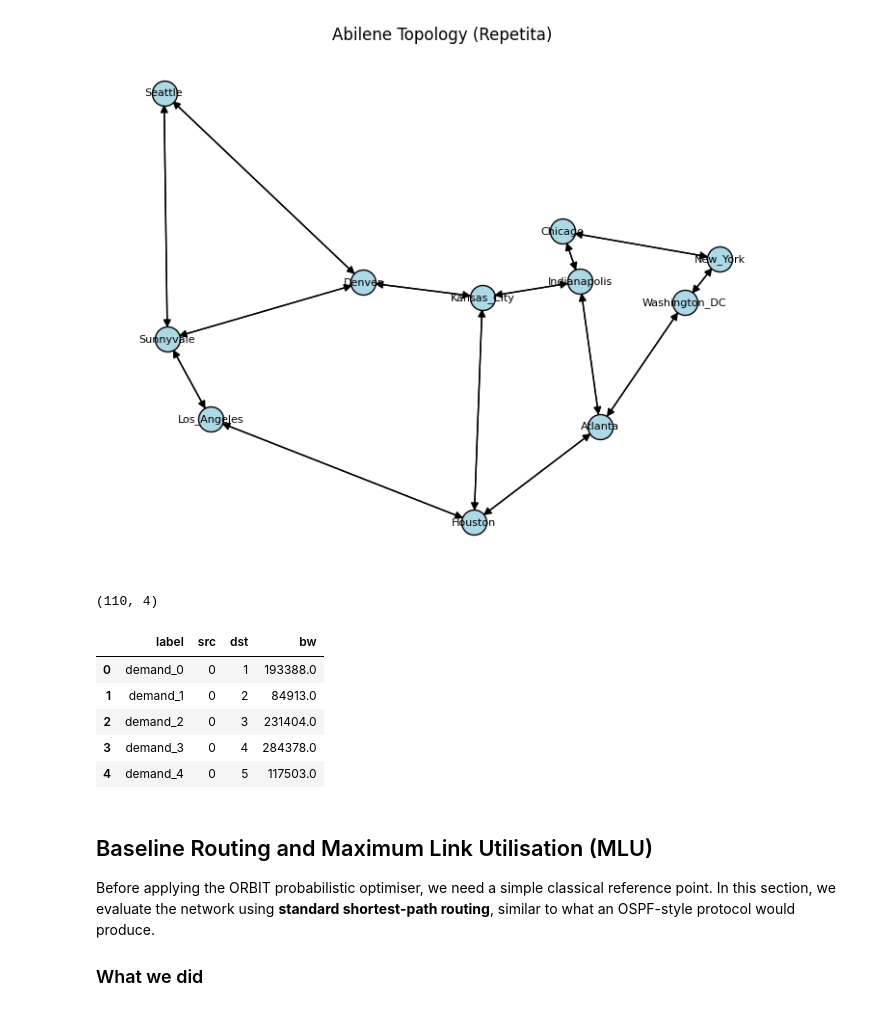
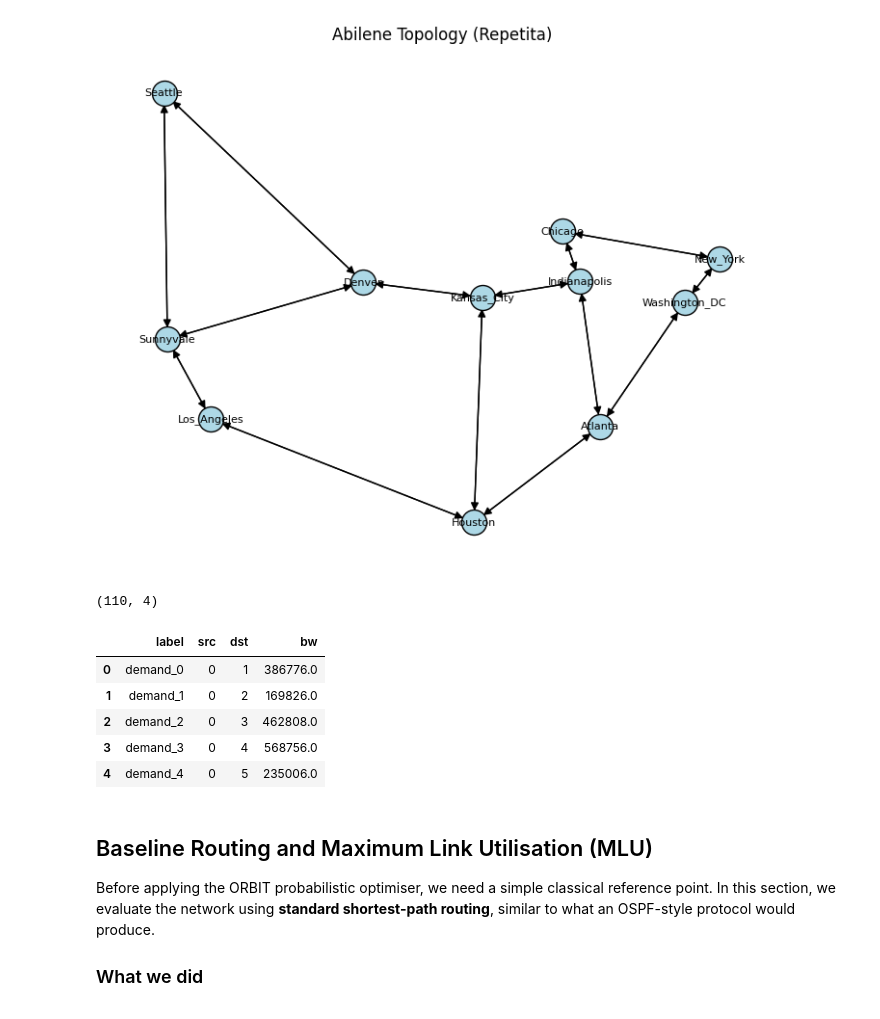
Before and after one commit to adam-909/qd, a Jupyter notebook: notebooks/demo.ipynb, the cells around one changed output. Drawn from its saved outputs; the diff is of its cells as text; code cells hidden in the pictures.

```diff
--- a/notebooks/demo.ipynb
+++ b/notebooks/demo.ipynb
@@ -173,17 +172,22 @@ plot_repetita_topology(G, "Abilene Topology (Repetita)")
 # %%
 from helpers.load_demands import load_repetita_demands
 
 demands_df = load_repetita_demands(DEMAND_FILE)
 print(demands_df.shape)
+
+# Scale up all demands by a factor gamma to complicate the TE problem
+gamma = 2.0  # or 2, 5, etc.
+demands_df["bw"] *= gamma
+
 demands_df.head()
 # %% [output]
 (110, 4)
 |  | label | src | dst | bw |
-| 0 | demand_0 | 0 | 1 | 193388.0 |
-| 1 | demand_1 | 0 | 2 | 84913.0 |
-| 2 | demand_2 | 0 | 3 | 231404.0 |
-| 3 | demand_3 | 0 | 4 | 284378.0 |
-| 4 | demand_4 | 0 | 5 | 117503.0 |
+| 0 | demand_0 | 0 | 1 | 386776.0 |
+| 1 | demand_1 | 0 | 2 | 169826.0 |
+| 2 | demand_2 | 0 | 3 | 462808.0 |
+| 3 | demand_3 | 0 | 4 | 568756.0 |
+| 4 | demand_4 | 0 | 5 | 235006.0 |
 # %% [markdown]
 ## Baseline Routing and Maximum Link Utilisation (MLU)
 
```
Also changed, not shown: parts of 18 cells of this notebook, 1 other file.
